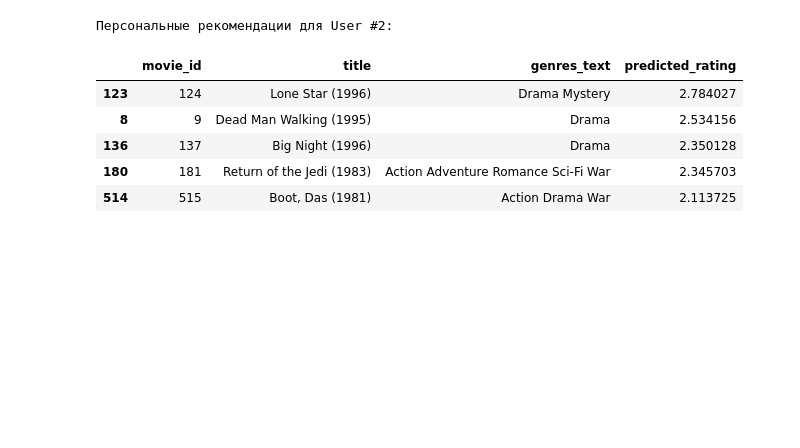
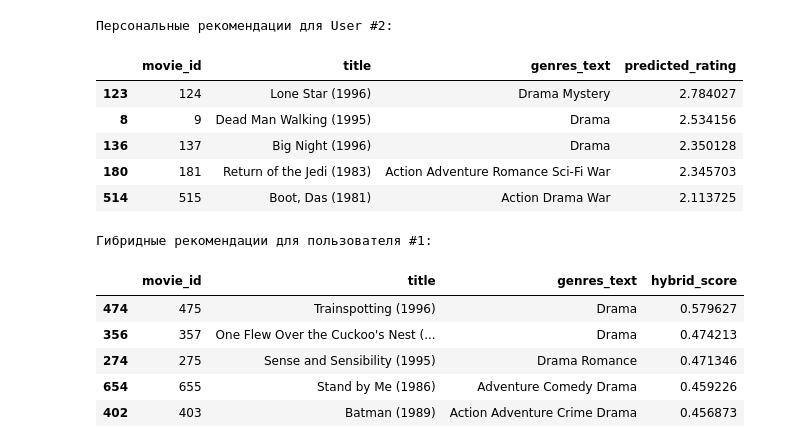
Before and after one commit to Klim783/Movie-recommendation-system, a Jupyter notebook: notebooks/01_eda_and_exploration.ipynb, the cells around one changed output. Drawn from its saved outputs; the diff is of its cells as text; code cells hidden in the pictures; blank space fills up the shorter version.

Commit message:
tested hybrid model

```diff
--- a/notebooks/01_eda_and_exploration.ipynb
+++ b/notebooks/01_eda_and_exploration.ipynb
@@ -129,3 +129,38 @@ recs_cf
 | 136 | 137 | Big Night (1996) | Drama | 2.350128 |
 | 180 | 181 | Return of the Jedi (1983) | Action Adventure Romance Sci-Fi War | 2.345703 |
 | 514 | 515 | Boot, Das (1981) | Action Drama War | 2.113725 |
+# %%
+
+import sys
+from pathlib import Path
+
+project_root = Path.cwd().parent if Path.cwd().name == "notebooks" else Path.cwd()
+if str(project_root) not in sys.path:
+    sys.path.append(str(project_root))
+
+from src.data.loader import DataLoader
+from src.models.hybrid import HybridRecommender
+
+# 1. Загрузка
+loader = DataLoader()
+ratings = loader.load_ratings()
+movies = loader.load_movies()
+
+# 2. Инициализация и обучение (alpha=0.6 дает 60% веса SVD и 40% TF-IDF)
+hybrid_model = HybridRecommender(alpha=0.6, n_factors=20)
+hybrid_model.fit(ratings_df=ratings, movies_df=movies)
+
+# 3. Тест для User #1
+user_id = 1
+recs = hybrid_model.recommend(user_id=user_id, top_n=5)
+
+print(f"Гибридные рекомендации для пользователя #{user_id}:")
+recs
+# %% [output]
+Гибридные рекомендации для пользователя #1:
+|  | movie_id | title | genres_text | hybrid_score |
+| 474 | 475 | Trainspotting (1996) | Drama | 0.579627 |
+| 356 | 357 | One Flew Over the Cuckoo's Nest (... | Drama | 0.474213 |
+| 274 | 275 | Sense and Sensibility (1995) | Drama Romance | 0.471346 |
+| 654 | 655 | Stand by Me (1986) | Adventure Comedy Drama | 0.459226 |
+| 402 | 403 | Batman (1989) | Action Adventure Crime Drama | 0.456873 |
```
